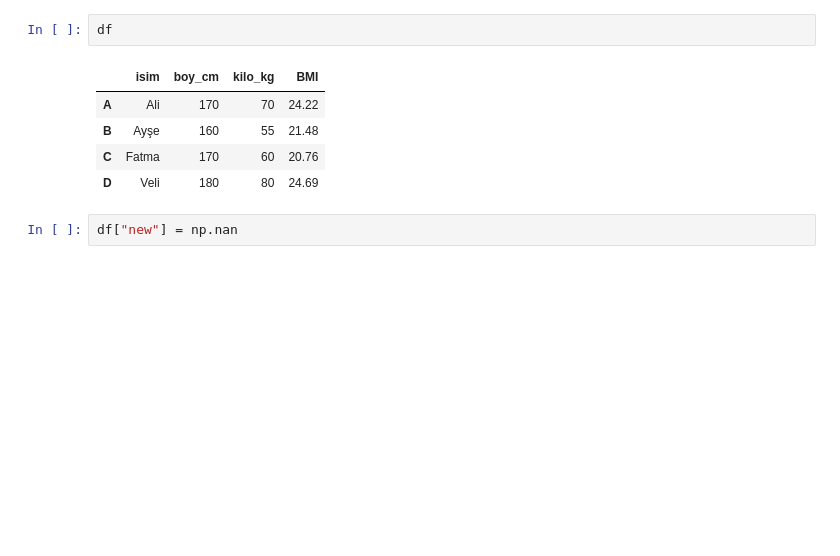
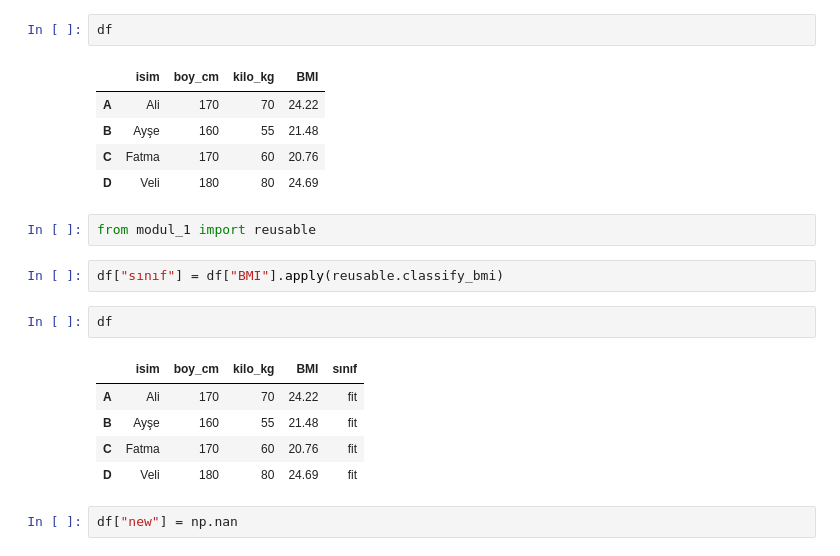
Before and after one commit to farukyucel5/PythonForDataScienceAndAI, a Jupyter notebook: Pandas_InClass_3 (DataFrames Methods & Indexing) 03.08.24.ipynb, the cells around one changed output. Cells and saved outputs as stored; diff of their text form; blank space fills up the shorter version.

Commit message:
A new column has been added using apply func

```diff
--- a/Pandas_InClass_3 (DataFrames Methods & Indexing) 03.08.24.ipynb
+++ b/Pandas_InClass_3 (DataFrames Methods & Indexing) 03.08.24.ipynb
@@ -324,6 +324,18 @@ df
 | B | Ayşe | 160 | 55 | 21.48 |
 | C | Fatma | 170 | 60 | 20.76 |
 | D | Veli | 180 | 80 | 24.69 |
+# %%
+from modul_1 import reusable
+# %%
+df["sınıf"] = df["BMI"].apply(reusable.classify_bmi)
+# %%
+df
+# %% [output]
+|  | isim | boy_cm | kilo_kg | BMI | sınıf |
+| A | Ali | 170 | 70 | 24.22 | fit |
+| B | Ayşe | 160 | 55 | 21.48 | fit |
+| C | Fatma | 170 | 60 | 20.76 | fit |
+| D | Veli | 180 | 80 | 24.69 | fit |
 # %%
 df["new"] = np.nan
 # %%
```
Also changed, not shown: 1 other file.
